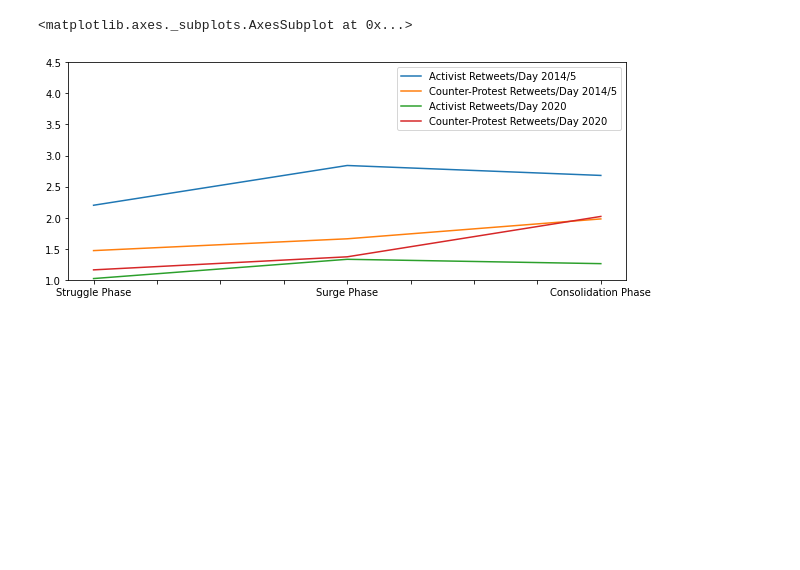
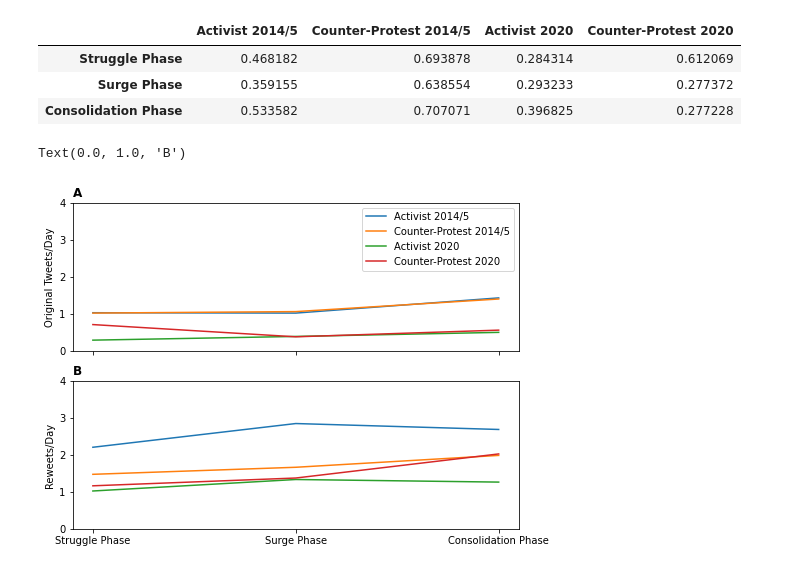
Before and after one commit to chrisfalter/BLM, a Jupyter notebook: src/viz.ipynb, the cells around one changed output. Cells and saved outputs as stored; diff of their text form; code cells hidden in the pictures; blank space fills up the shorter version.

```diff
--- a/src/viz.ipynb
+++ b/src/viz.ipynb
@@ -37,5 +56,24 @@ tweet_df.plot.line(figsize=(10,4), ylim=(1.0, 4.5))
-# %%
-retweet_df.plot.line(figsize=(10,4), ylim=(1.0, 4.5))
-# %% [output]
-<matplotlib.axes._subplots.AxesSubplot at 0x...>
-[figure, removed]
+# %%
+ratio_df = original_tweet_df / retweet_df
+ratio_df
+# %% [output]
+|  | Activist 2014/5 | Counter-Protest 2014/5 | Activist 2020 | Counter-Protest 2020 |
+| Struggle Phase | 0.468182 | 0.693878 | 0.284314 | 0.612069 |
+| Surge Phase | 0.359155 | 0.638554 | 0.293233 | 0.277372 |
+| Consolidation Phase | 0.533582 | 0.707071 | 0.396825 | 0.277228 |
+# %%
+fig, (ax1, ax2) = plt.subplots(nrows=2, ncols=1, sharex=True, figsize=(8,6))
+for col in original_tweet_df.columns:
+    ax1.plot(original_tweet_df.index, original_tweet_df[col])
+ax1.set_ylim(0.0, 4.0)
+ax1.set_ylabel("Original Tweets/Day")
+ax1.legend(original_tweet_df.columns)
+ax1.set_title("A", loc="left", fontweight="extra bold")
+for col in retweet_df.columns:
+    ax2.plot(retweet_df.index, retweet_df[col])
+ax2.set_ylim(0.0, 4.0)
+ax2.set_ylabel("Reweets/Day")
+ax2.set_title("B", loc="left", fontweight="extra bold")
+# %% [output]
+Text(0.0, 1.0, 'B')
+[figure, added]
```
Also changed, not shown: parts of 5 cells of this notebook, 7 other files.
